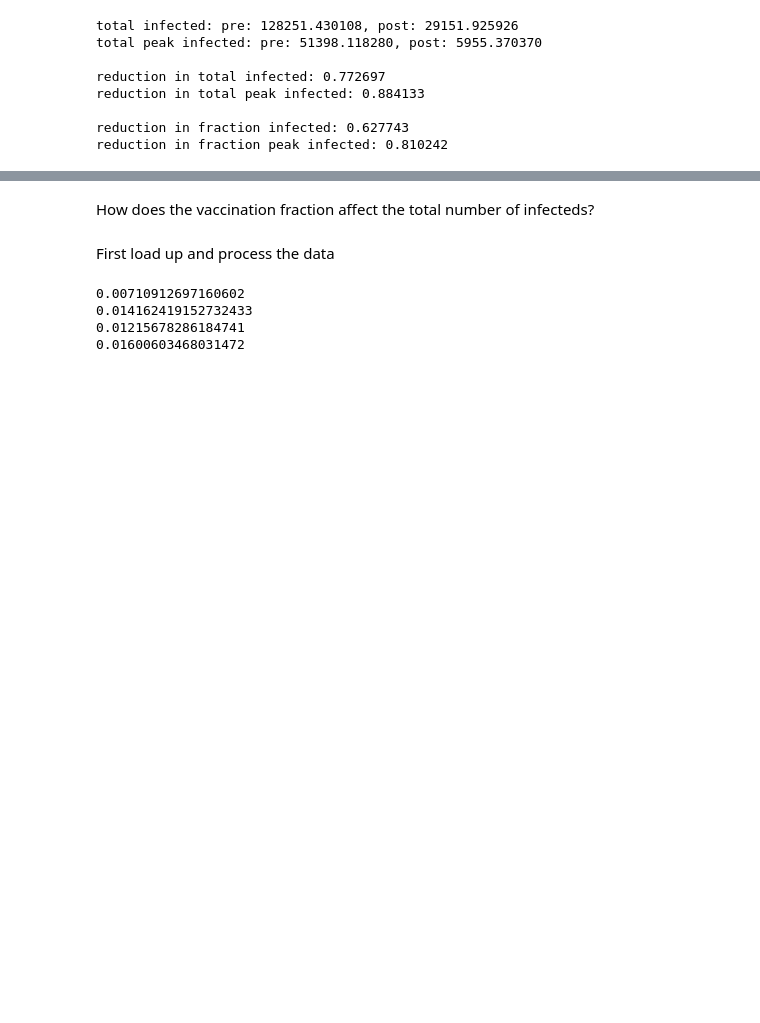
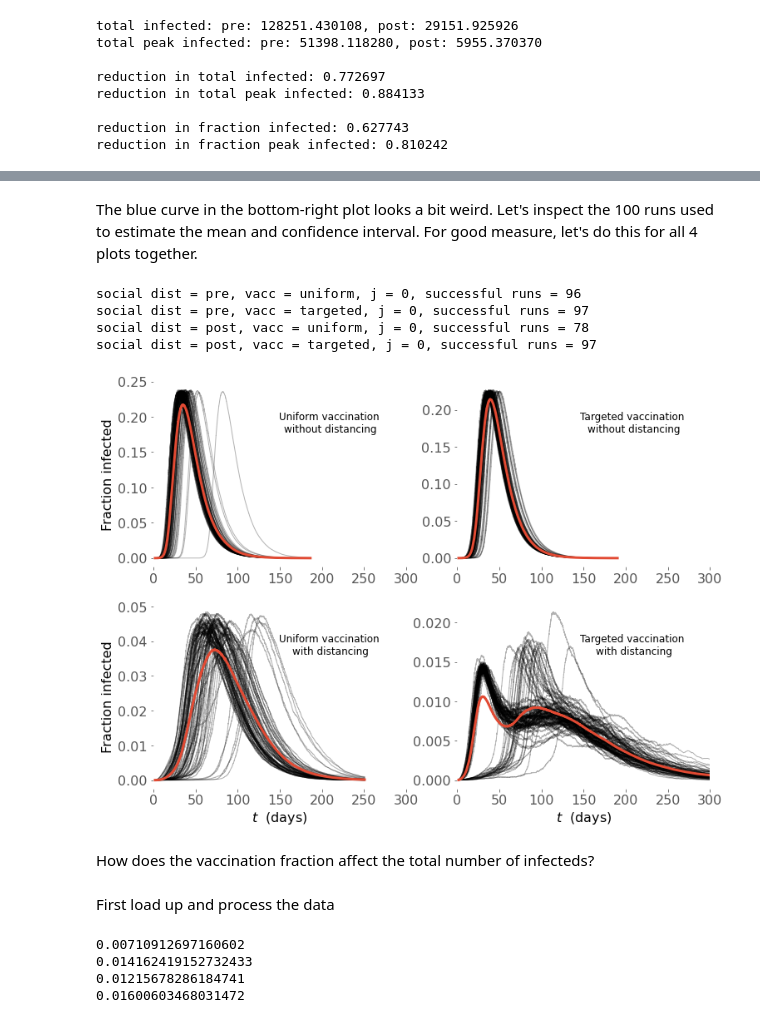
Before and after one commit to gshartnett/network_vaccination, a Jupyter notebook: SEIR Data Analysis.ipynb, the cells around one changed output, grey strips where cells are left out. Saved outputs shown, nothing was run; the diff lists cells and outputs as text; code cells hidden in the pictures; blank space fills up the shorter version.

```diff
--- a/SEIR Data Analysis.ipynb
+++ b/SEIR Data Analysis.ipynb
@@ -228,3 +231,54 @@ social dist = post, vacc = targeted, j = 1, successful runs = 50
+# %% [markdown]
+The blue curve in the bottom-right plot looks a bit weird. Let's inspect the 100 runs used to estimate the mean and confidence interval. For good measure, let's do this for all 4 plots together.
+# %%
+fig, axs = plt.subplots(2, 2, figsize=(12,9))
+axs = axs.flatten()
+socialdists = ['pre', 'post']
+socialdists2 = {'pre':'without', 'post':'with'}
+vacc_strategies = ['uniform', 'targeted']
+vacc_strategy_dic = {'uniform': 'Uniform', 'targeted':'Targeted'}
+
+i = 0
+for socialdist in socialdists:
+
+    for vacc_strategy in vacc_strategies:
+        ax = axs[i]
+
+        ## plot results with fractional vaccination
+        j = 0
+        vacc_f = flist_small[j]
+        try:
+            result = loader(socialdist, vacc_strategy, vacc_f)
+
+            ## only plot results for which more than 10 of the simulations did not die out prematurely
+            if len(result['R']) > 10:
+                print('social dist = %s, vacc = %s, j = %i, successful runs = %i' %(socialdist, vacc_strategy, j, len(result['R'])))
+                t_int, results_int = interpolation(result['t'], result['I'])
+                mean, under, uppper = mean_confidence_interval(results_int/N_dict[socialdist])
+                for k in range(len(results_int)):
+                    ax.plot(t_int, results_int[k]/N_dict[socialdist], color='k', alpha=0.3, linewidth=1)
+                ax.plot(t_int, mean, linewidth=3)
+        except:
+            pass
+
+        ax.set_xlim([0,300])
+        #ax.set_ylim([0,0.25])
+        ax.grid(False)
+        ax.set_title('%s vaccination \n%s distancing' %(vacc_strategy_dic[vacc_strategy], socialdists2[socialdist]), fontsize=12, x=0.7, y=0.7)
+        if i in [2, 3]:
+            ax.set_xlabel('$t$  (days)')
+        if i in [0, 2]:
+            ax.set_ylabel('Fraction infected')
+        i += 1
+
+plt.savefig("figures/SEIR_closer_look.png", dpi=600)
+plt.show()
+# %% [output]
+social dist = pre, vacc = uniform, j = 0, successful runs = 96
+social dist = pre, vacc = targeted, j = 0, successful runs = 97
+social dist = post, vacc = uniform, j = 0, successful runs = 78
+social dist = post, vacc = targeted, j = 0, successful runs = 97
+[figure, added]
 # %% [markdown]
 How does the vaccination fraction affect the total number of infecteds?
 # %%
```
Also changed, not shown: parts of 23 cells of this notebook, 2 other files.
